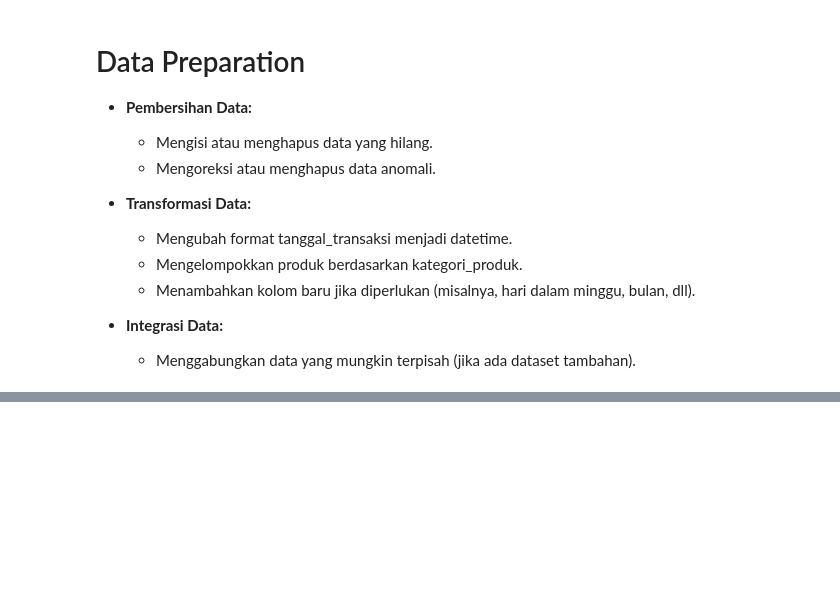
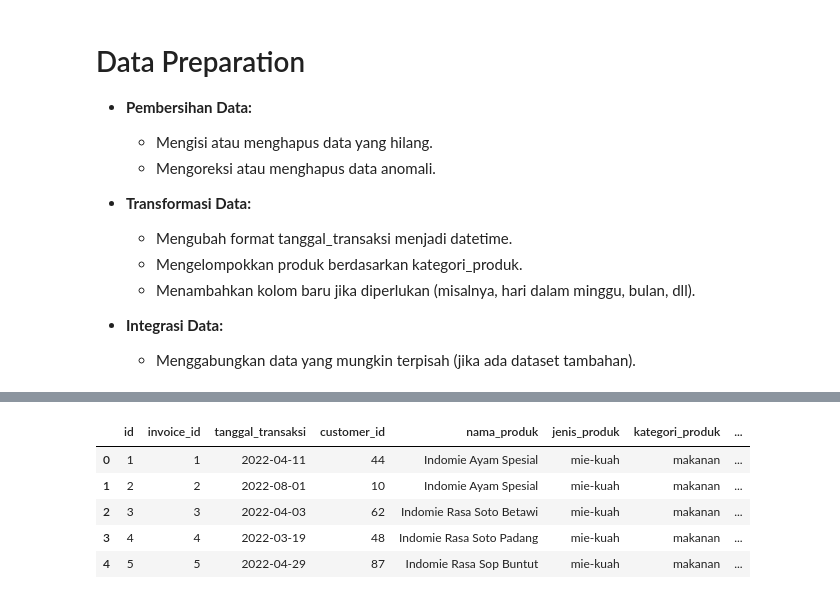
Before and after one commit to RIFF7/sales-analysis, a Jupyter notebook: analisa_warmindo.ipynb, the cells around one changed output, grey strips where cells are left out. Saved outputs shown, nothing was run; the diff lists cells and outputs as text; code cells hidden in the pictures; blank space fills up the shorter version.

```diff
--- a/analisa_warmindo.ipynb
+++ b/analisa_warmindo.ipynb
@@ -70,3 +152,8 @@ Dengan melakukan analisis mendalam terhadap data ini, Warmindo dapat mengambil k
 
 - **Integrasi Data:**
     - Menggabungkan data yang mungkin terpisah (jika ada dataset tambahan).
+# %%
+# Change Data Type
+df_warmindo['tanggal_transaksi'] = pd.to_datetime(df_warmindo['tanggal_transaksi'])
+
+df_warmindo.info()
@@ -72,0 +180,9 @@ Dengan melakukan analisis mendalam terhadap data ini, Warmindo dapat mengambil k
+# %%
+df_warmindo.head()
+# %% [output]
+|  | id | invoice_id | tanggal_transaksi | customer_id | nama_produk | jenis_produk | kategori_produk | ... |
+| 0 | 1 | 1 | 2022-04-11 | 44 | Indomie Ayam Spesial | mie-kuah | makanan | ... |
+| 1 | 2 | 2 | 2022-08-01 | 10 | Indomie Ayam Spesial | mie-kuah | makanan | ... |
+| 2 | 3 | 3 | 2022-04-03 | 62 | Indomie Rasa Soto Betawi | mie-kuah | makanan | ... |
+| 3 | 4 | 4 | 2022-03-19 | 48 | Indomie Rasa Soto Padang | mie-kuah | makanan | ... |
+| 4 | 5 | 5 | 2022-04-29 | 87 | Indomie Rasa Sop Buntut | mie-kuah | makanan | ... |
```
Also changed, not shown: parts of 11 cells of this notebook.
